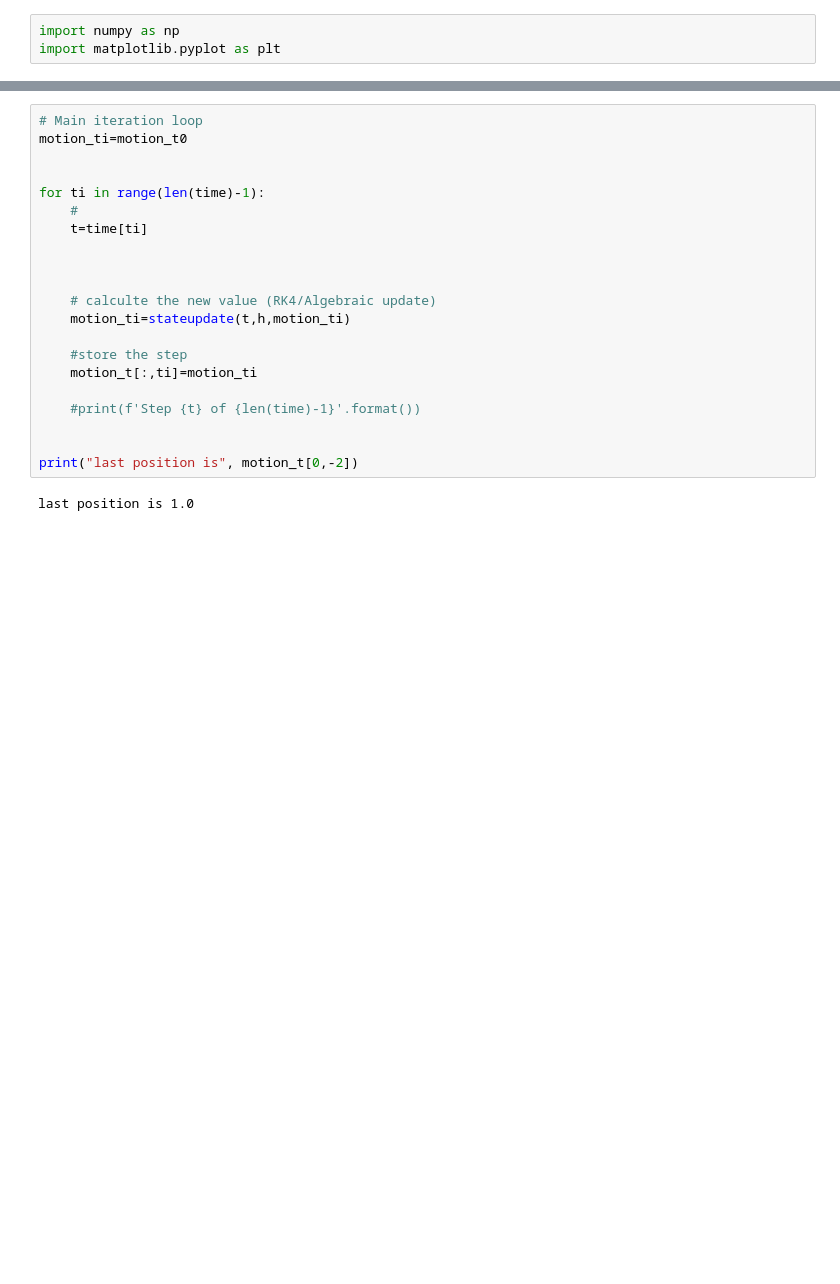
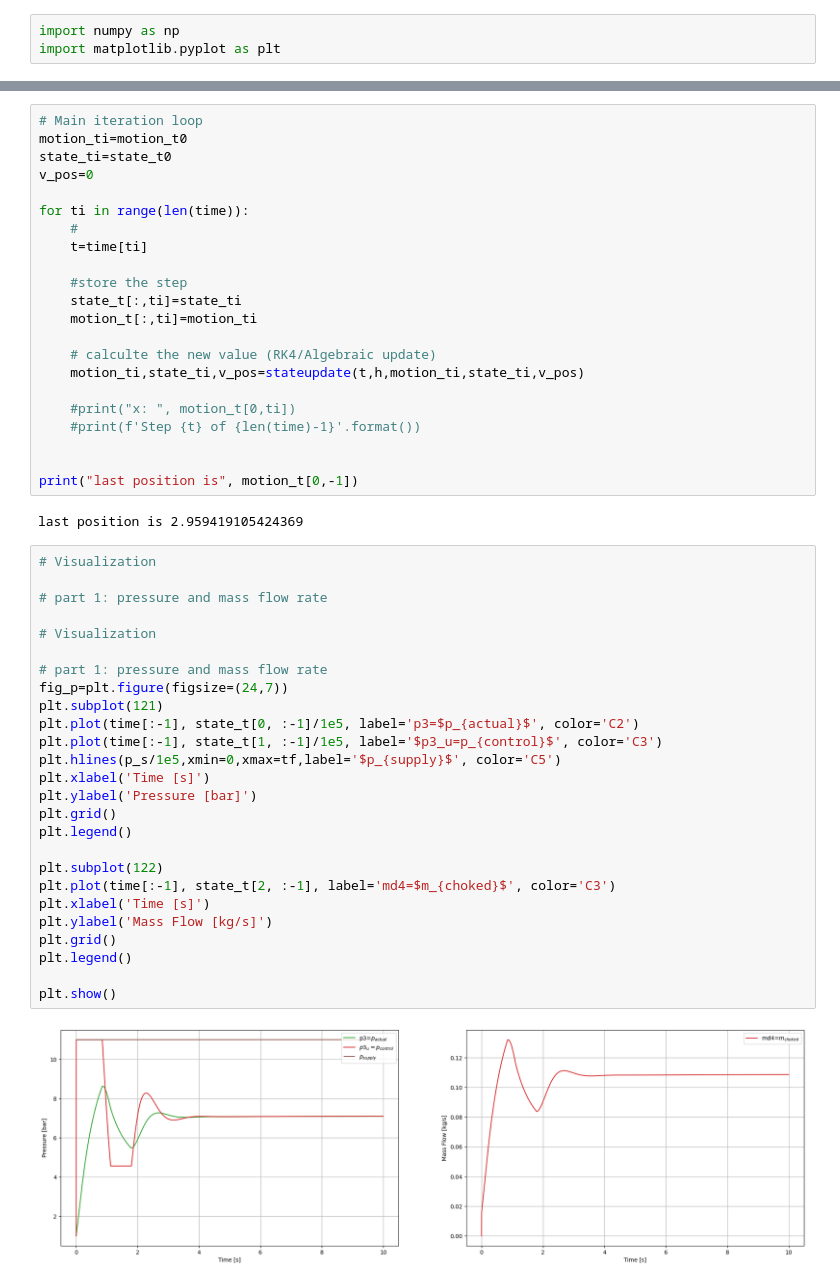
Before and after one commit to Pljwachs/Control-and-Simulation-of-Rocket-Hopper, a Jupyter notebook: src/RK4_validation.ipynb, the cells around one changed output, grey strips where cells are left out. Cells and saved outputs as stored; diff of their text form; blank space fills up the shorter version.

```diff
--- a/src/RK4_validation.ipynb
+++ b/src/RK4_validation.ipynb
@@ -92,24 +234,53 @@ def stateupdate(t,h,motion):
 # %%
 # Main iteration loop
 motion_ti=motion_t0
+state_ti=state_t0
+v_pos=0
 
-
-for ti in range(len(time)-1):
+for ti in range(len(time)):
     #
     t=time[ti]
 
-
+    #store the step
+    state_t[:,ti]=state_ti
+    motion_t[:,ti]=motion_ti
 
     # calculte the new value (RK4/Algebraic update)
-    motion_ti=stateupdate(t,h,motion_ti)
+    motion_ti,state_ti,v_pos=stateupdate(t,h,motion_ti,state_ti,v_pos)
 
-    #store the step
-    motion_t[:,ti]=motion_ti
-
+    #print("x: ", motion_t[0,ti])
     #print(f'Step {t} of {len(time)-1}'.format())
 
 
-print("last position is", motion_t[0,-2])
+print("last position is", motion_t[0,-1])
 # %% [output]
-last position is 1.0
+last position is 2.959419105424369
+# %%
+# Visualization
+
+# part 1: pressure and mass flow rate
+
+# Visualization
+
+# part 1: pressure and mass flow rate
+fig_p=plt.figure(figsize=(24,7))
+plt.subplot(121)
+plt.plot(time[:-1], state_t[0, :-1]/1e5, label='p3=$p_{actual}$', color='C2')
+plt.plot(time[:-1], state_t[1, :-1]/1e5, label='$p3_u=p_{control}$', color='C3')
+plt.hlines(p_s/1e5,xmin=0,xmax=tf,label='$p_{supply}$', color='C5')
+plt.xlabel('Time [s]')
+plt.ylabel('Pressure [bar]')
+plt.grid()
+plt.legend()
+
+plt.subplot(122)
+plt.plot(time[:-1], state_t[2, :-1], label='md4=$m_{choked}$', color='C3')
+plt.xlabel('Time [s]')
+plt.ylabel('Mass Flow [kg/s]')
+plt.grid()
+plt.legend()
+
+plt.show()
+# %% [output]
+[figure, added]
 # %%
```
Also changed, not shown: parts of 13 cells of this notebook, 2 other files.
